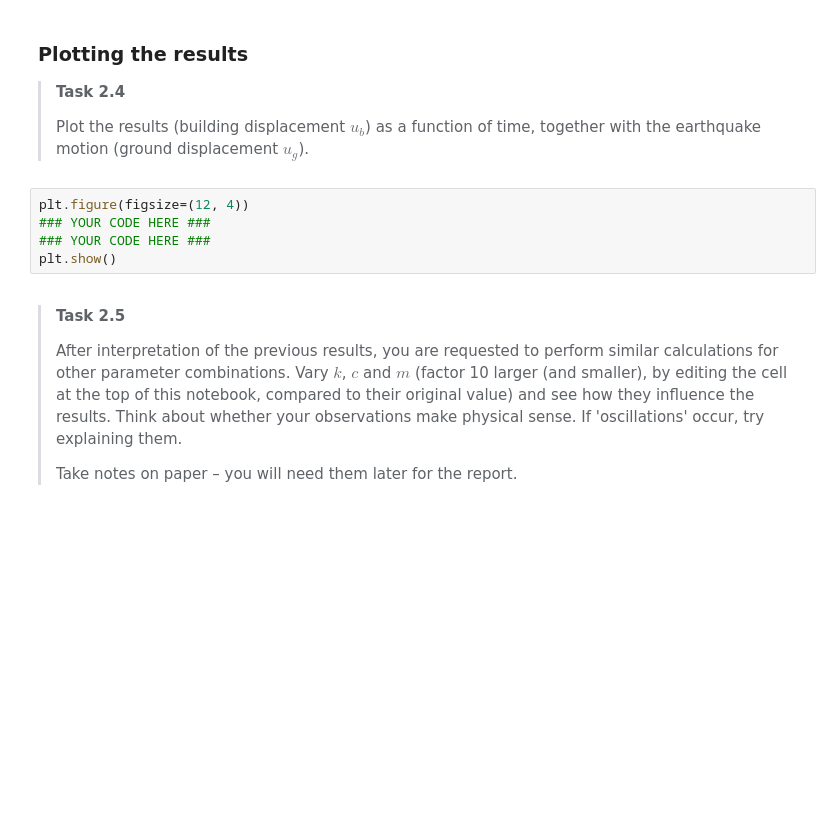
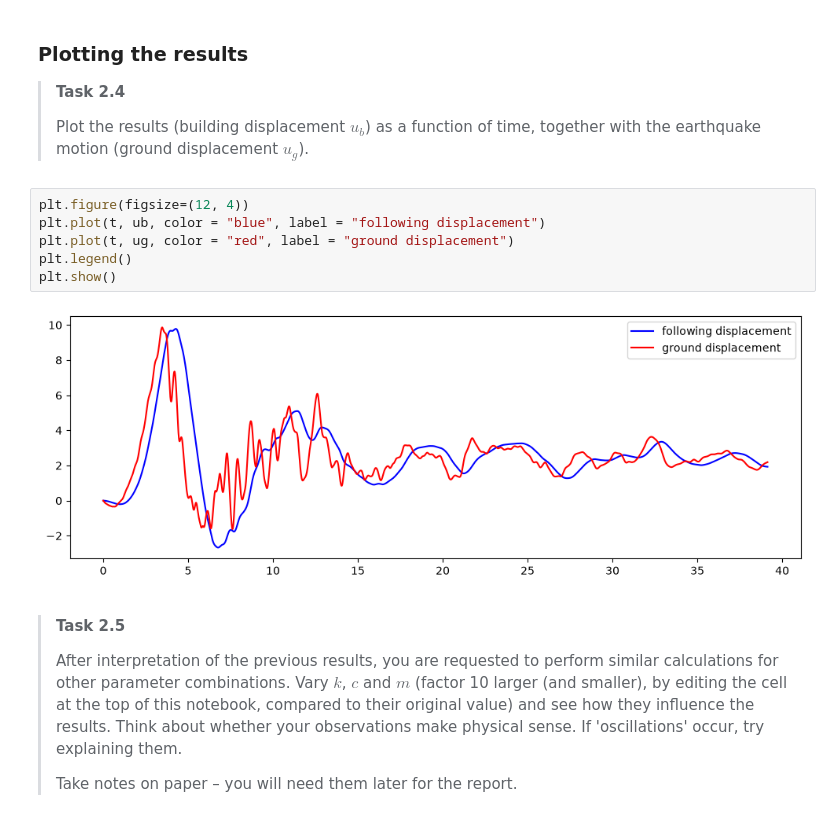
Before and after one commit to candicehabay11/GA1.2, a Jupyter notebook: 1Ddynamics.ipynb, the cells around one changed output. Cells and saved outputs as stored; diff of their text form; blank space fills up the shorter version.

Commit message:
2.4 plot done

```diff
--- a/1Ddynamics.ipynb
+++ b/1Ddynamics.ipynb
@@ -297,11 +295,14 @@ AssertionError: Incorrect value at index 100.
 >
 ></p>
 ></div>
-# %%
-plt.figure(figsize=(12, 4))
-### YOUR CODE HERE ###
-### YOUR CODE HERE ###
-plt.show()
+# %%
+plt.figure(figsize=(12, 4))
+plt.plot(t, ub, color = "blue", label = "following displacement")
+plt.plot(t, ug, color = "red", label = "ground displacement")
+plt.legend()
+plt.show()
+# %% [output]
+[figure, added]
 # %% [markdown]
 ><p>
 >
```
Also changed, not shown: parts of 1 cell of this notebook.
